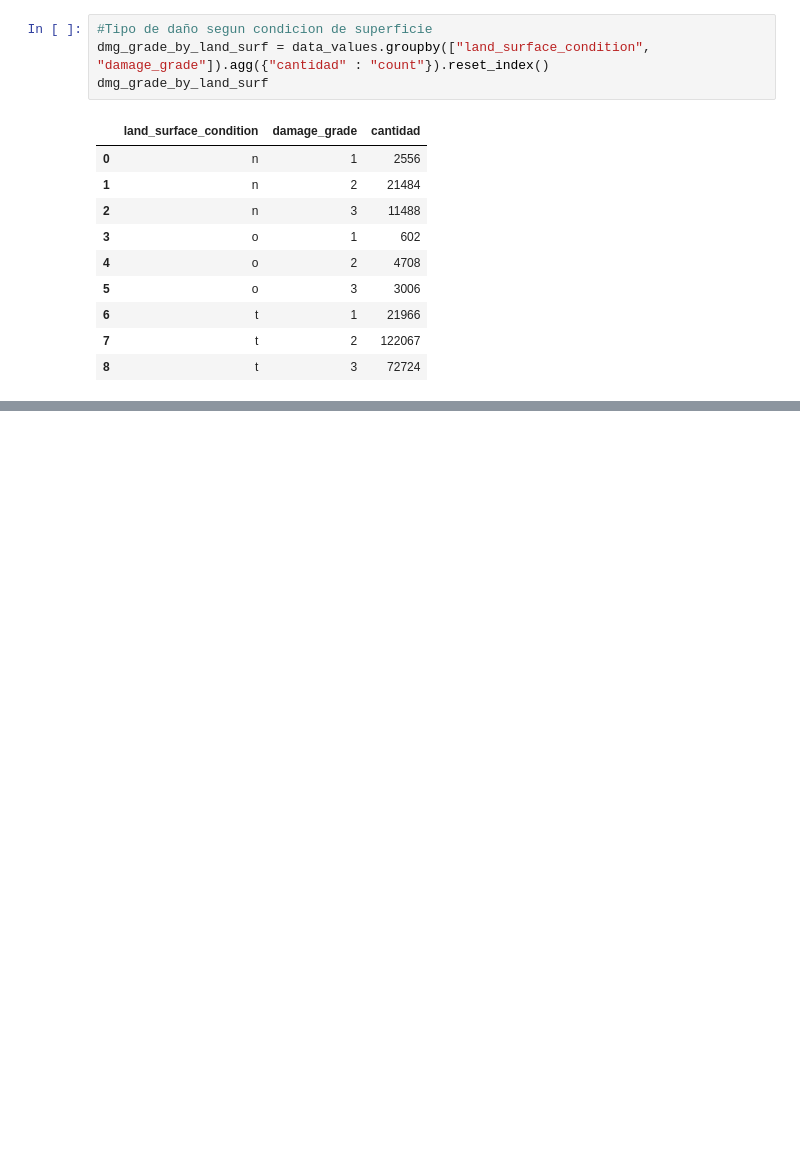
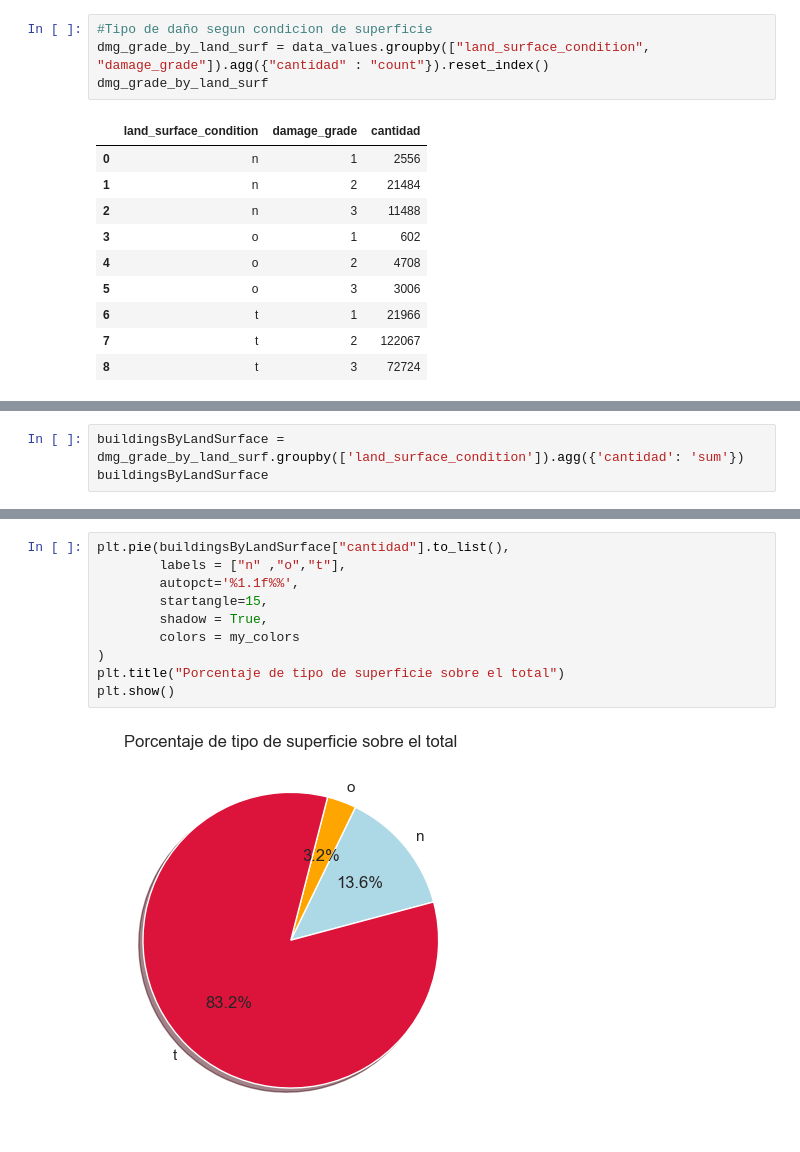
Before and after one commit to DanteReinaudo/EarthquakeDamagePrediction, a Jupyter notebook: tp1/analisis_joaco.ipynb, the cells around one changed output, grey strips where cells are left out. Drawn from its saved outputs; the diff is of its cells as text; blank space fills up the shorter version.

```diff
--- a/tp1/analisis_joaco.ipynb
+++ b/tp1/analisis_joaco.ipynb
@@ -98,0 +122,3 @@ dmg_1
+# %%
+buildingsByLandSurface = dmg_grade_by_land_surf.groupby(['land_surface_condition']).agg({'cantidad': 'sum'})
+buildingsByLandSurface
@@ -98,0 +131,12 @@ dmg_1
+# %%
+plt.pie(buildingsByLandSurface["cantidad"].to_list(),
+        labels = ["n" ,"o","t"],
+        autopct='%1.1f%%',
+        startangle=15,
+        shadow = True,
+        colors = my_colors
+)
+plt.title("Porcentaje de tipo de superficie sobre el total")
+plt.show()
+# %% [output]
+[figure, added]
```
Also changed, not shown: parts of 12 cells of this notebook.
